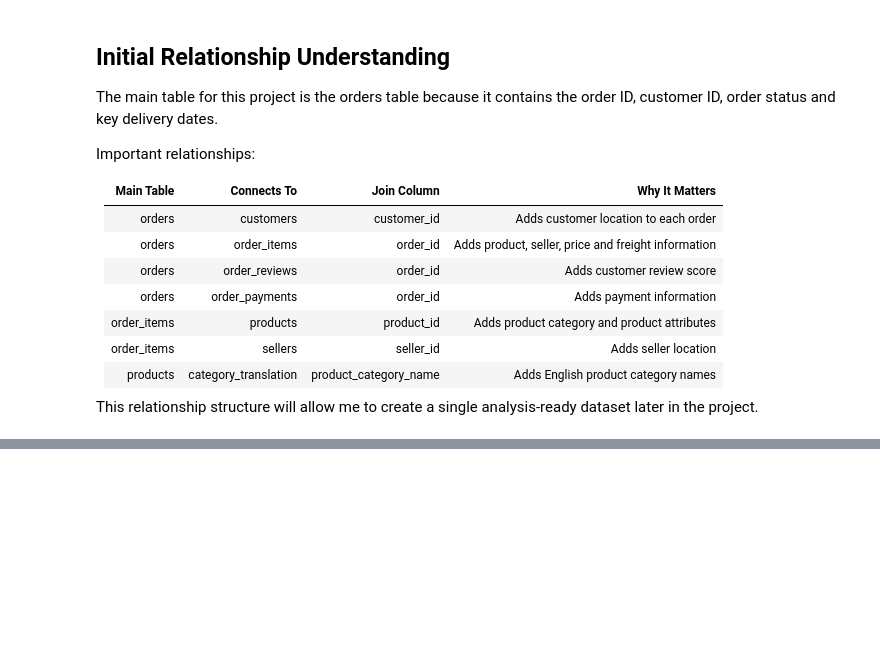
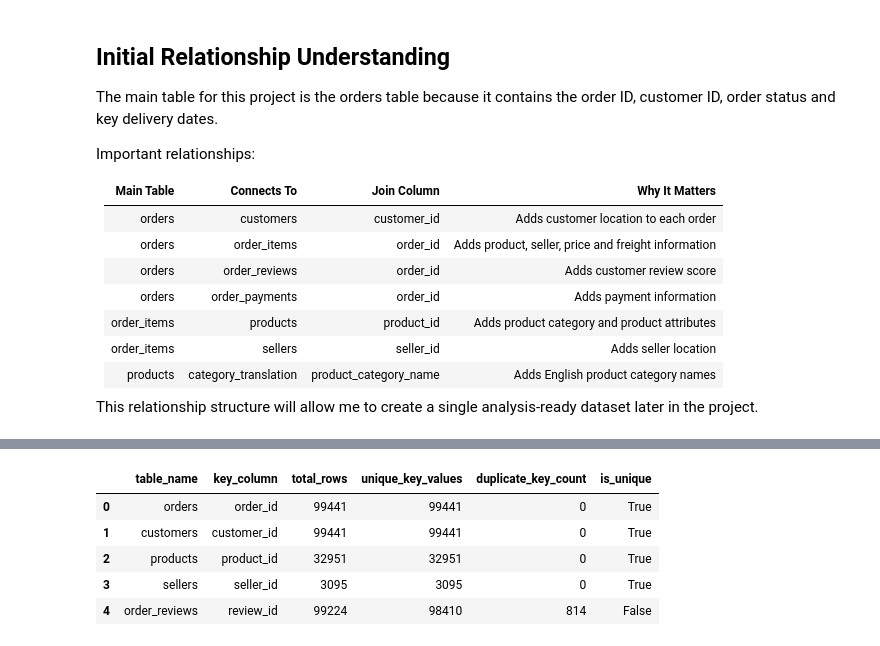
Before and after one commit to mokhan1997/ecommerce-fulfilment-delivery-analysis, a Jupyter notebook: notebooks/01_data_understanding.ipynb, the cells around one changed output, grey strips where cells are left out. Cells and saved outputs as stored; diff of their text form; code cells hidden in the pictures; blank space fills up the shorter version.

```diff
--- a/notebooks/01_data_understanding.ipynb
+++ b/notebooks/01_data_understanding.ipynb
@@ -321,0 +430,36 @@ This relationship structure will allow me to create a single analysis-ready data
+# %%
+# Check whether key ID columns are unique
+
+key_checks = [
+    ("orders", orders, "order_id"),
+    ("customers", customers, "customer_id"),
+    ("products", products, "product_id"),
+    ("sellers", sellers, "seller_id"),
+    ("order_reviews", order_reviews, "review_id")
+]
+
+key_check_results = []
+
+for table_name, df, key_column in key_checks:
+    total_rows = len(df)
+    unique_keys = df[key_column].nunique()
+    duplicate_keys = total_rows - unique_keys
+
+    key_check_results.append({
+        "table_name": table_name,
+        "key_column": key_column,
+        "total_rows": total_rows,
+        "unique_key_values": unique_keys,
+        "duplicate_key_count": duplicate_keys,
+        "is_unique": duplicate_keys == 0
+    })
+
+key_check_df = pd.DataFrame(key_check_results)
+key_check_df
+# %% [output]
+|  | table_name | key_column | total_rows | unique_key_values | duplicate_key_count | is_unique |
+| 0 | orders | order_id | 99441 | 99441 | 0 | True |
+| 1 | customers | customer_id | 99441 | 99441 | 0 | True |
+| 2 | products | product_id | 32951 | 32951 | 0 | True |
+| 3 | sellers | seller_id | 3095 | 3095 | 0 | True |
+| 4 | order_reviews | review_id | 99224 | 98410 | 814 | False |
```
Also changed, not shown: parts of 7 cells of this notebook.
